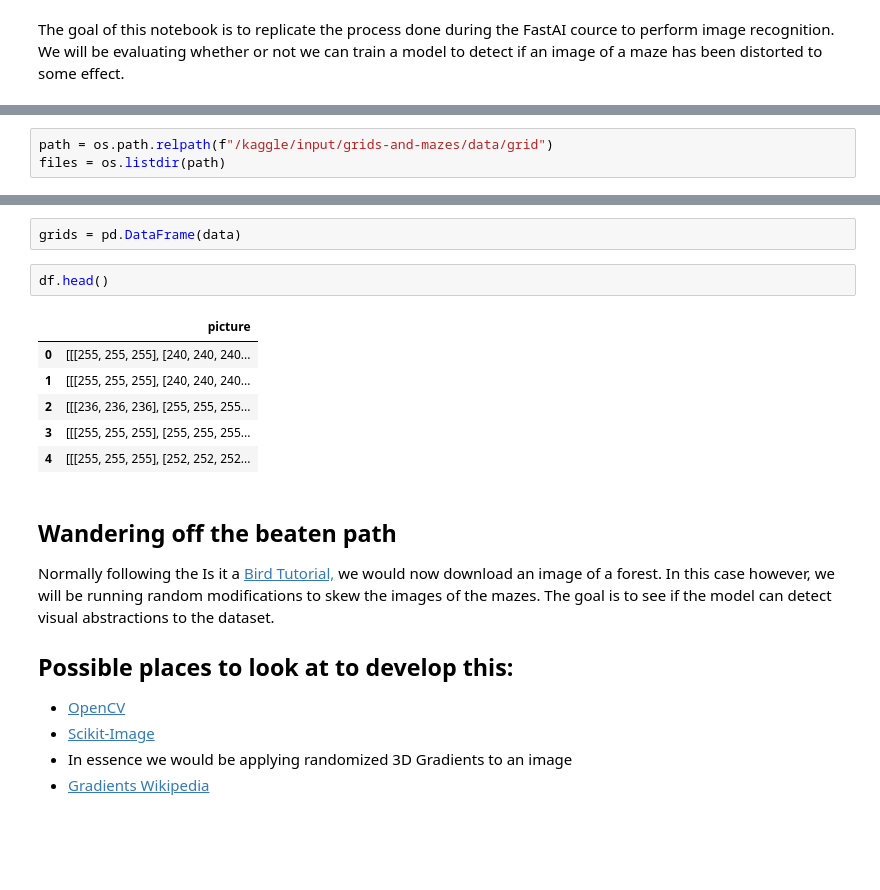
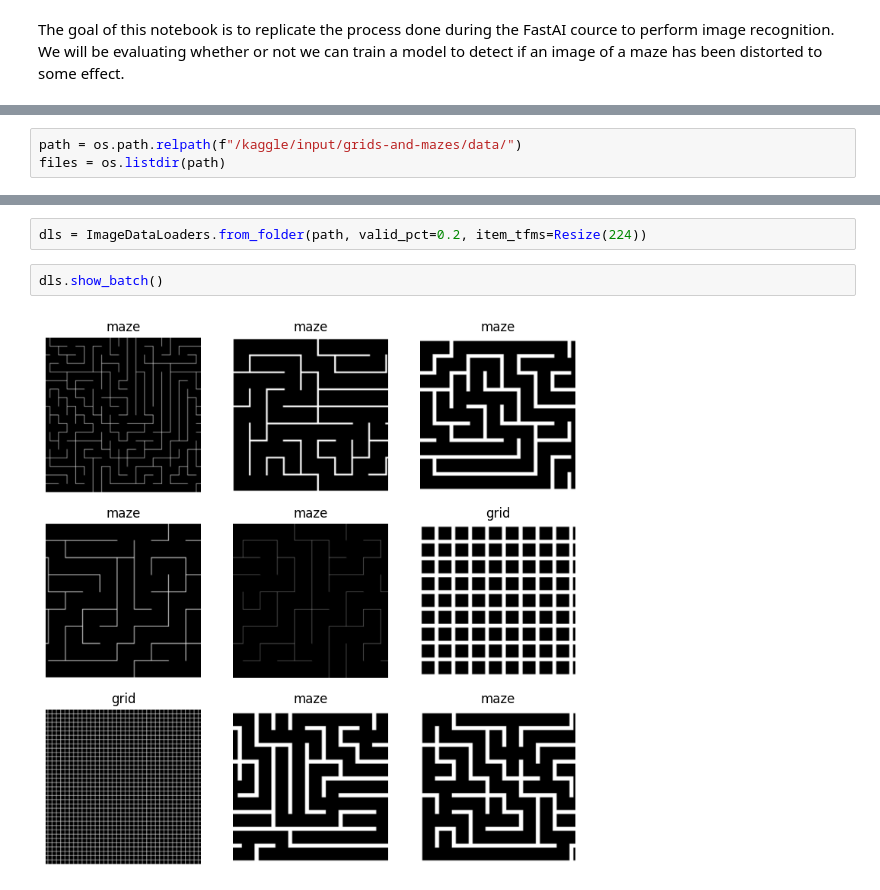
Before and after one commit to nick-leland/DistortionML, a Jupyter notebook: maze-transformation-detection.ipynb, the cells around one changed output, grey strips where cells are left out. Cells and saved outputs as stored; diff of their text form; blank space fills up the shorter version.

Commit message:
Kaggle Notebook | Maze or Grid? | Version 1

```diff
--- a/maze-transformation-detection.ipynb
+++ b/maze-transformation-detection.ipynb
@@ -9,3 +7,3 @@ import pandas as pd
 # %%
-path = os.path.relpath(f"/kaggle/input/grids-and-mazes/data/grid")
+path = os.path.relpath(f"/kaggle/input/grids-and-mazes/data/")
 files = os.listdir(path)
@@ -42,20 +10,6 @@ dtype: object]
-# %%
-grids = pd.DataFrame(data)
-# %%
-df.head()
-# %% [output]
-|  | picture |
-| 0 | [[[255, 255, 255], [240, 240, 240... |
-| 1 | [[[255, 255, 255], [240, 240, 240... |
-| 2 | [[[236, 236, 236], [255, 255, 255... |
-| 3 | [[[255, 255, 255], [255, 255, 255... |
-| 4 | [[[255, 255, 255], [252, 252, 252... |
-# %% [markdown]
-## Wandering off the beaten path
-Normally following the Is it a [Bird Tutorial,](https://www.kaggle.com/code/jhoward/is-it-a-bird-creating-a-model-from-your-own-data) we would now download an image of a forest.
-In this case however, we will be running random modifications to skew the images of the mazes.  The goal is to see if the model can detect visual abstractions to the dataset.
-## Possible places to look at to develop this:
-- [OpenCV](https://docs.opencv.org/4.x/da/d6e/tutorial_py_geometric_transformations.html)
-- [Scikit-Image](https://scikit-image.org/)
-- In essence we would be applying randomized 3D Gradients to an image
-- [Gradients Wikipedia](https://en.wikipedia.org/wiki/Gradient)
+# %%
+dls = ImageDataLoaders.from_folder(path, valid_pct=0.2, item_tfms=Resize(224))
+# %%
+dls.show_batch()
+# %% [output]
+[figure, added]
```
Also changed, not shown: parts of 9 cells of this notebook.
